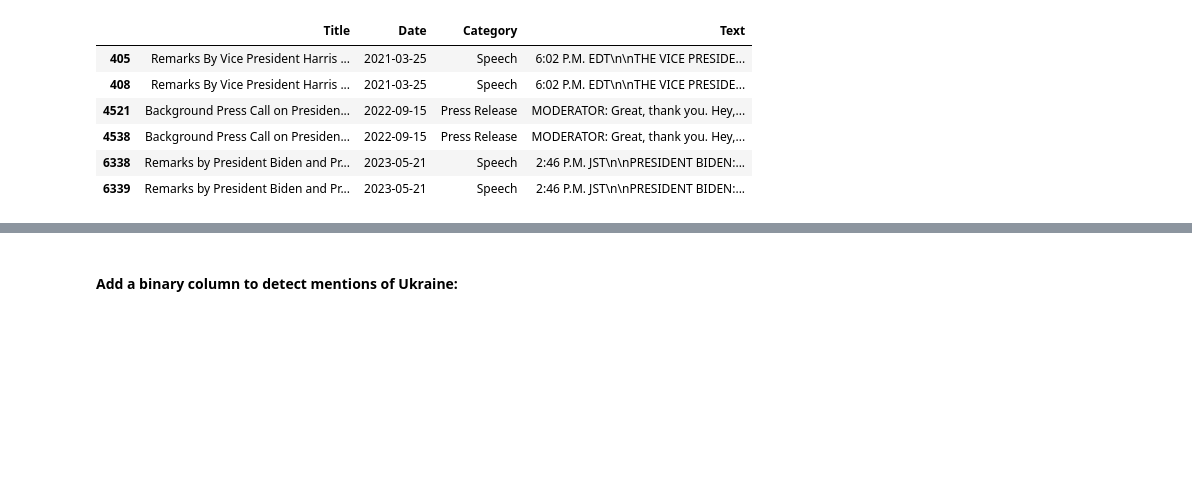
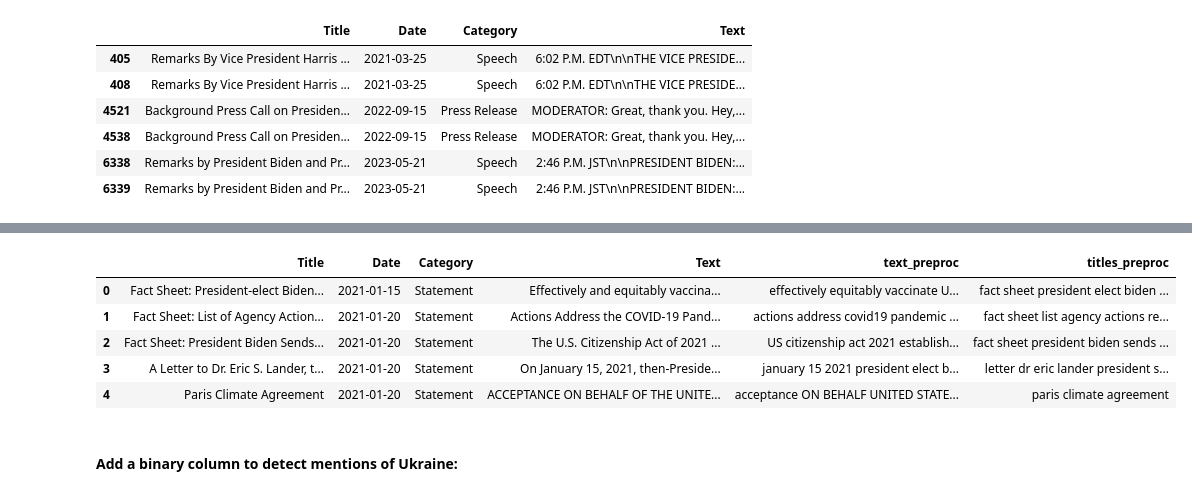
Before and after one commit to viktoriia-yuzkiv/Analysis-of-Official-Communications-during-the-Russo-Ukrainian-War, a Jupyter notebook: data_preprocessing.ipynb, the cells around one changed output, grey strips where cells are left out. Saved outputs shown, nothing was run; the diff lists cells and outputs as text; code cells hidden in the pictures; blank space fills up the shorter version.

```diff
--- a/data_preprocessing.ipynb
+++ b/data_preprocessing.ipynb
@@ -370,3 +396,13 @@ memory usage: 429.1+ KB
+# %%
+wh_data = wh_data.drop('CleanedText', axis=1)
+wh_data.head()
+# %% [output]
+|  | Title | Date | Category | Text | text_preproc | titles_preproc |
+| 0 | Fact Sheet: President-elect Biden... | 2021-01-15 | Statement | Effectively and equitably vaccina... | effectively equitably vaccinate U... | fact sheet president elect biden ... |
+| 1 | Fact Sheet: List of Agency Action... | 2021-01-20 | Statement | Actions Address the COVID-19 Pand... | actions address covid19 pandemic ... | fact sheet list agency actions re... |
+| 2 | Fact Sheet: President Biden Sends... | 2021-01-20 | Statement | The U.S. Citizenship Act of 2021 ... | US citizenship act 2021 establish... | fact sheet president biden sends ... |
+| 3 | A Letter to Dr. Eric S. Lander, t... | 2021-01-20 | Statement | On January 15, 2021, then-Preside... | january 15 2021 president elect b... | letter dr eric lander president s... |
+| 4 | Paris Climate Agreement | 2021-01-20 | Statement | ACCEPTANCE ON BEHALF OF THE UNITE... | acceptance ON BEHALF UNITED STATE... | paris climate agreement |
 # %% [markdown]
 #### Add a binary column to detect mentions of Ukraine:
 # %%
```
Also changed, not shown: parts of 6 cells of this notebook, 2 other files.
